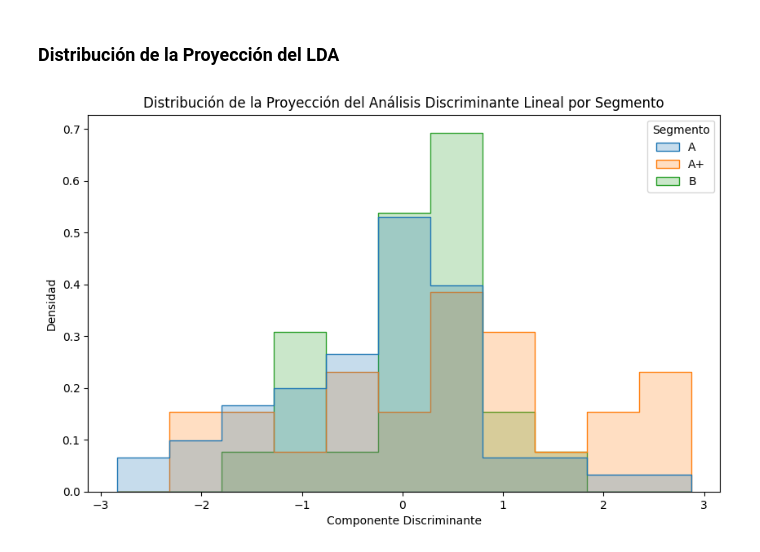
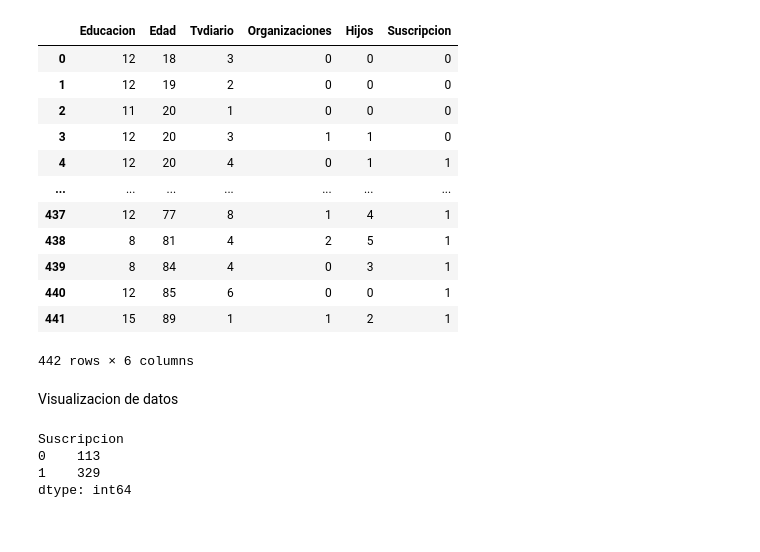
Before and after one commit to daniel-ccopa/Apuntes-7semestre, a Jupyter notebook: APRENDIZAJE SUPERVISADO/DISCRIMINANTE/discriminante.ipynb, the cells around one changed output. Saved outputs shown, nothing was run; the diff lists cells and outputs as text; code cells hidden in the pictures.

```diff
--- a/APRENDIZAJE SUPERVISADO/DISCRIMINANTE/discriminante.ipynb
+++ b/APRENDIZAJE SUPERVISADO/DISCRIMINANTE/discriminante.ipynb
@@ -233,20 +0,0 @@ plt.show()
-# %% [markdown]
-### Distribución de la Proyección del LDA
-# %%
-# Proyección sobre la dirección discriminante
-lda_full = LinearDiscriminantAnalysis(n_components=1)
-X_lda = lda_full.fit_transform(X, y)
-
-# Crear DataFrame para visualización
-df_lda = pd.DataFrame(X_lda, columns=['Discriminante'])
-df_lda['Segmento'] = y.replace({0: 'B', 1: 'A'})
-
-# Visualizar la distribución de la proyección discriminante
-plt.figure(figsize=(10, 6))
-sns.histplot(data=df_lda, x='Discriminante', hue='Segmento', element='step', stat='density', common_norm=False)
-plt.title("Distribución de la Proyección del Análisis Discriminante Lineal por Segmento")
-plt.xlabel("Componente Discriminante")
-plt.ylabel("Densidad")
-plt.show()
-# %% [output]
-[figure, removed]
@@ -252,0 +17,27 @@ plt.show()
+# %%
+# Cargar los datos desde el archivo CSV
+datos = pd.read_csv("suscripcion-discriminante.csv", delimiter=",")
+datos
+# %% [output]
+|  | Educacion | Edad | Tvdiario | Organizaciones | Hijos | Suscripcion |
+| 0 | 12 | 18 | 3 | 0 | 0 | 0 |
+| 1 | 12 | 19 | 2 | 0 | 0 | 0 |
+| 2 | 11 | 20 | 1 | 0 | 0 | 0 |
+| 3 | 12 | 20 | 3 | 1 | 1 | 0 |
+| 4 | 12 | 20 | 4 | 0 | 1 | 1 |
+| ... | ... | ... | ... | ... | ... | ... |
+| 437 | 12 | 77 | 8 | 1 | 4 | 1 |
+| 438 | 8 | 81 | 4 | 2 | 5 | 1 |
+| 439 | 8 | 84 | 4 | 0 | 3 | 1 |
+| 440 | 12 | 85 | 6 | 0 | 0 | 1 |
+| 441 | 15 | 89 | 1 | 1 | 2 | 1 |
+442 rows × 6 columns
+# %% [markdown]
+Visualizacion de datos
+# %%
+print (datos.groupby('Suscripcion').size())
+# %% [output]
+Suscripcion
+0    113
+1    329
+dtype: int64
```
Also changed, not shown: parts of 76 cells of this notebook, 10 other files.
